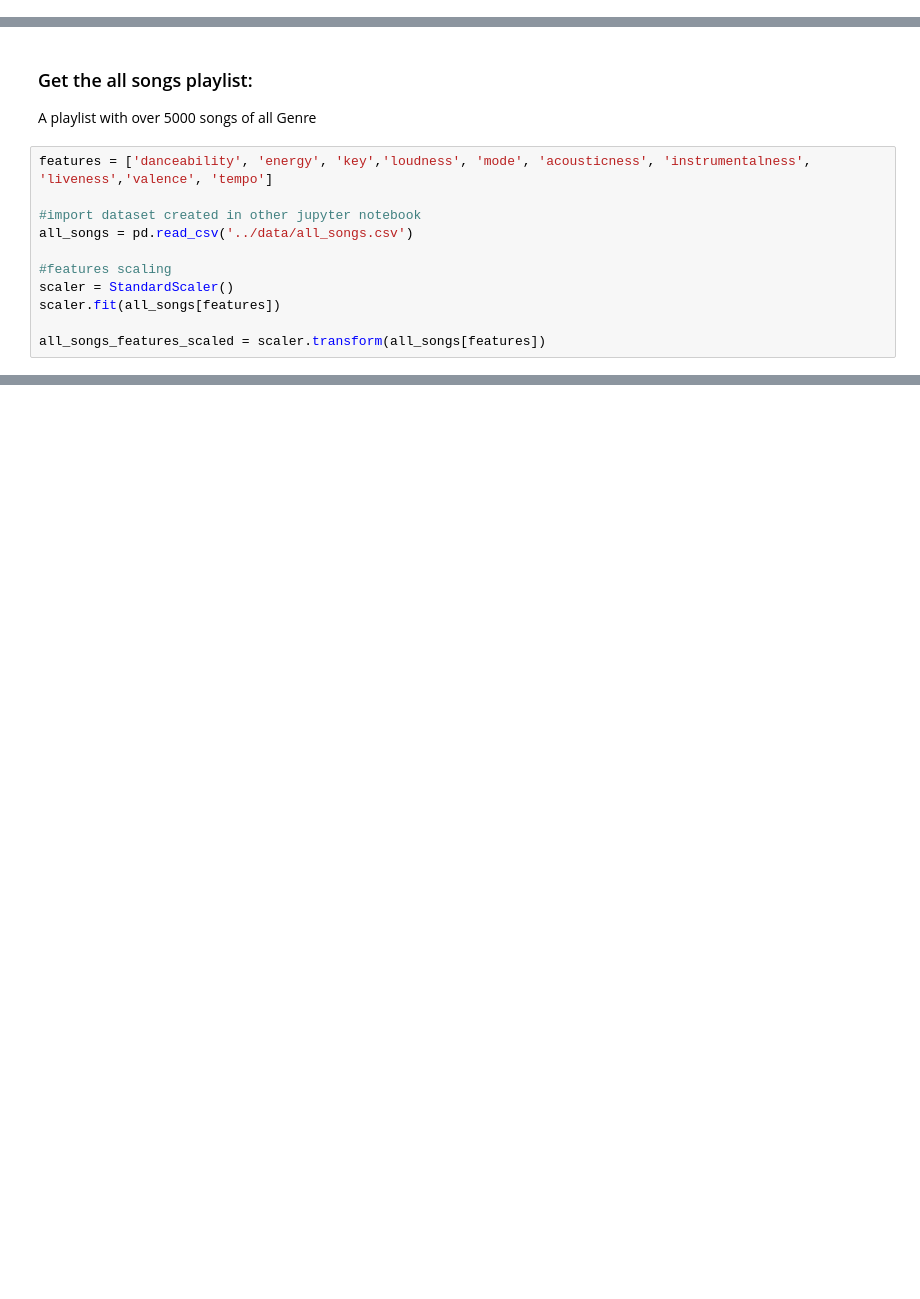
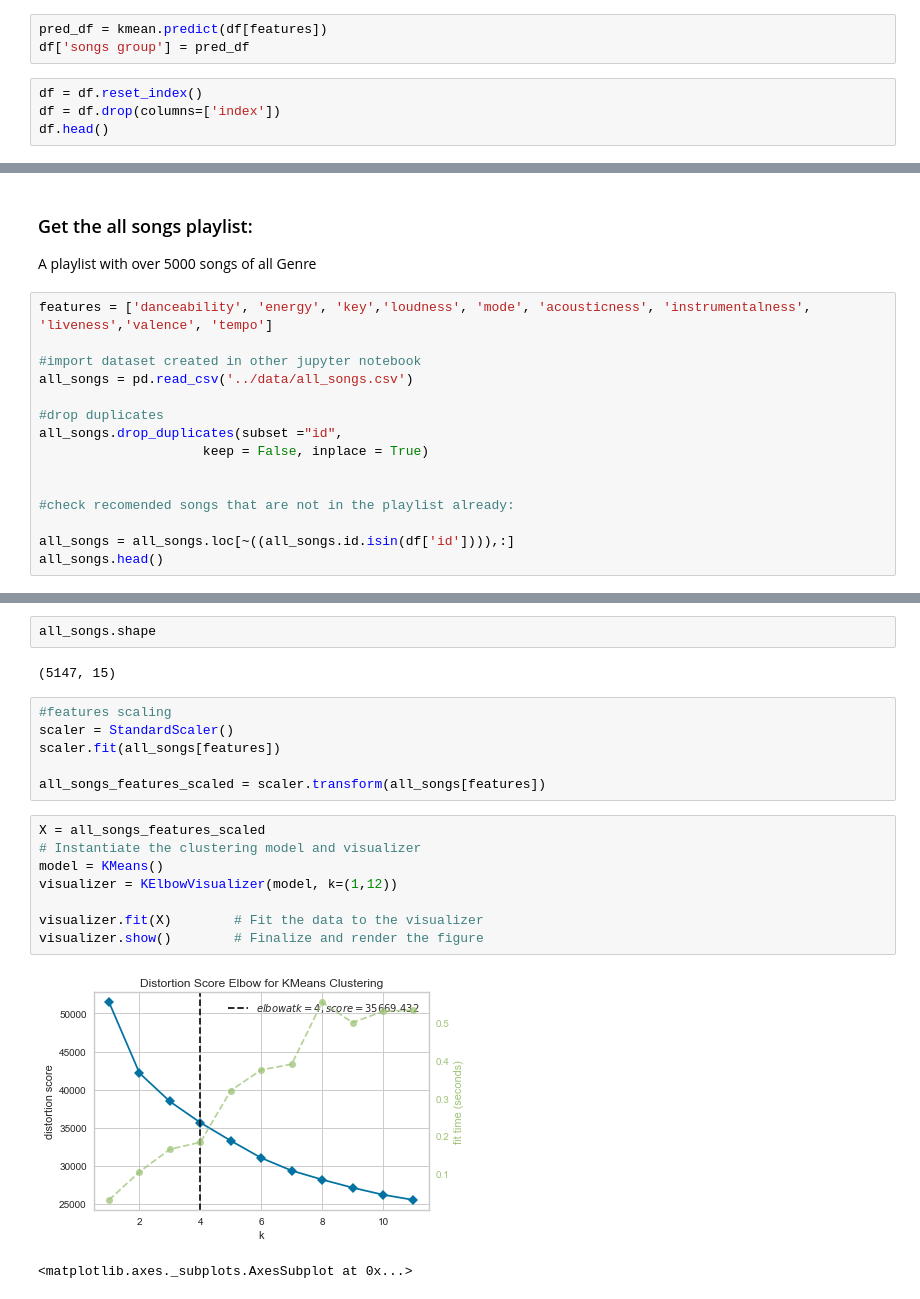
Before and after one commit to ritapereira10/Spotify-Analysis, a Jupyter notebook: Final Output/Final Product.ipynb, the cells around one changed output, grey strips where cells are left out. Drawn from its saved outputs; the diff is of its cells as text; blank space fills up the shorter version.

```diff
--- a/Final Output/Final Product.ipynb
+++ b/Final Output/Final Product.ipynb
@@ -119,0 +131,7 @@ def master_function(username, uri):
+# %%
+pred_df = kmean.predict(df[features])
+df['songs group'] = pred_df
+# %%
+df = df.reset_index()
+df = df.drop(columns=['index'])
+df.head()
@@ -127,8 +152,12 @@ features = ['danceability', 'energy', 'key','loudness', 'mode', 'acousticness',
 #import dataset created in other jupyter notebook
 all_songs = pd.read_csv('../data/all_songs.csv')
 
-#features scaling
-scaler = StandardScaler()
-scaler.fit(all_songs[features])
+#drop duplicates
+all_songs.drop_duplicates(subset ="id",
+                     keep = False, inplace = True)
 
-all_songs_features_scaled = scaler.transform(all_songs[features])
+
+#check recomended songs that are not in the playlist already:
+
+all_songs = all_songs.loc[~((all_songs.id.isin(df['id']))),:]
+all_songs.head()
@@ -135,3 +171,24 @@ all_songs_features_scaled = scaler.transform(all_songs[features])
+# %%
+all_songs.shape
+# %% [output]
+(5147, 15)
+# %%
+#features scaling
+scaler = StandardScaler()
+scaler.fit(all_songs[features])
+
+all_songs_features_scaled = scaler.transform(all_songs[features])
+# %%
+X = all_songs_features_scaled
+# Instantiate the clustering model and visualizer
+model = KMeans()
+visualizer = KElbowVisualizer(model, k=(1,12))
+
+visualizer.fit(X)        # Fit the data to the visualizer
+visualizer.show()        # Finalize and render the figure
+# %% [output]
+[figure, added]
+<matplotlib.axes._subplots.AxesSubplot at 0x...>
 # %%
 #label the data into clusters
 
```
Also changed, not shown: parts of 20 cells of this notebook, 3 other files.
